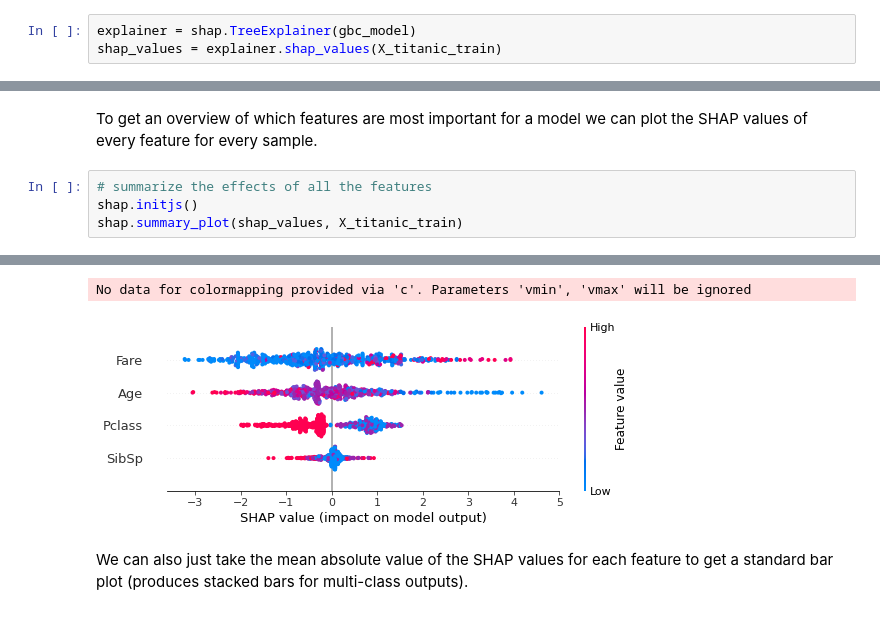
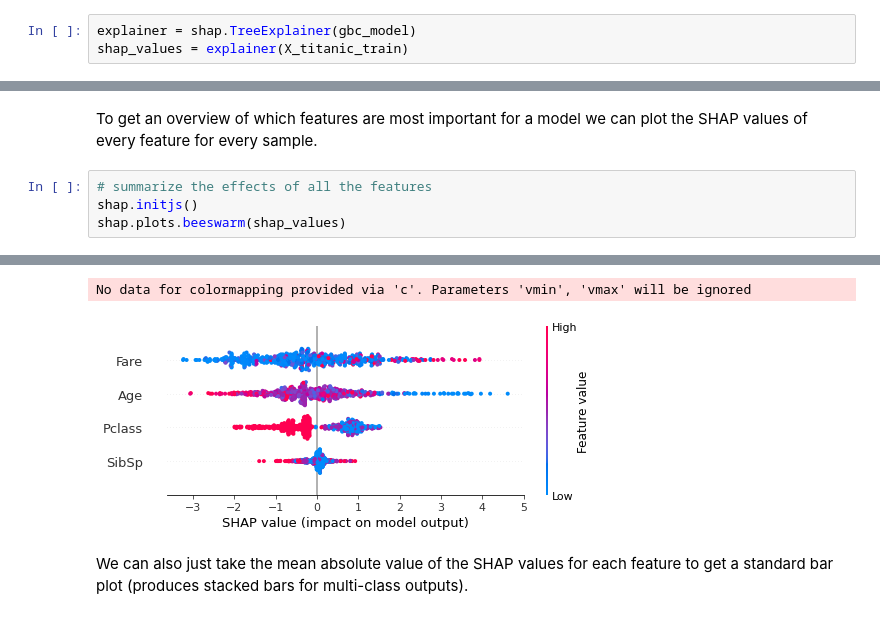
Before and after one commit to CDAC-lab/BUS5PR1-Analytics-Notebooks, a Jupyter notebook: 5_Explainable_AI.ipynb, the cells around one changed output, grey strips where cells are left out. Cells and saved outputs as stored; diff of their text form.

```diff
--- a/5_Explainable_AI.ipynb
+++ b/5_Explainable_AI.ipynb
@@ -308,4 +308,4 @@ import shap
 Create a shap explainer from gradient boosting model
 # %%
 explainer = shap.TreeExplainer(gbc_model)
-shap_values = explainer.shap_values(X_titanic_train)
+shap_values = explainer(X_titanic_train)
@@ -351,11 +353,11 @@ To get an overview of which features are most important for a model we can plot
 # %%
 # summarize the effects of all the features
 shap.initjs()
-shap.summary_plot(shap_values, X_titanic_train)
+shap.plots.beeswarm(shap_values)
 # %% [output]
 [interactive output not drawn]
 No data for colormapping provided via 'c'. Parameters 'vmin', 'vmax' will be ignored
-[figure, old version]
+[figure, new version]
 # %% [markdown]
 We can also just take the mean absolute value of the SHAP values for each feature to get a standard bar plot (produces stacked bars for multi-class outputs).
 # %%
```
Also changed, not shown: parts of 23 cells of this notebook.
